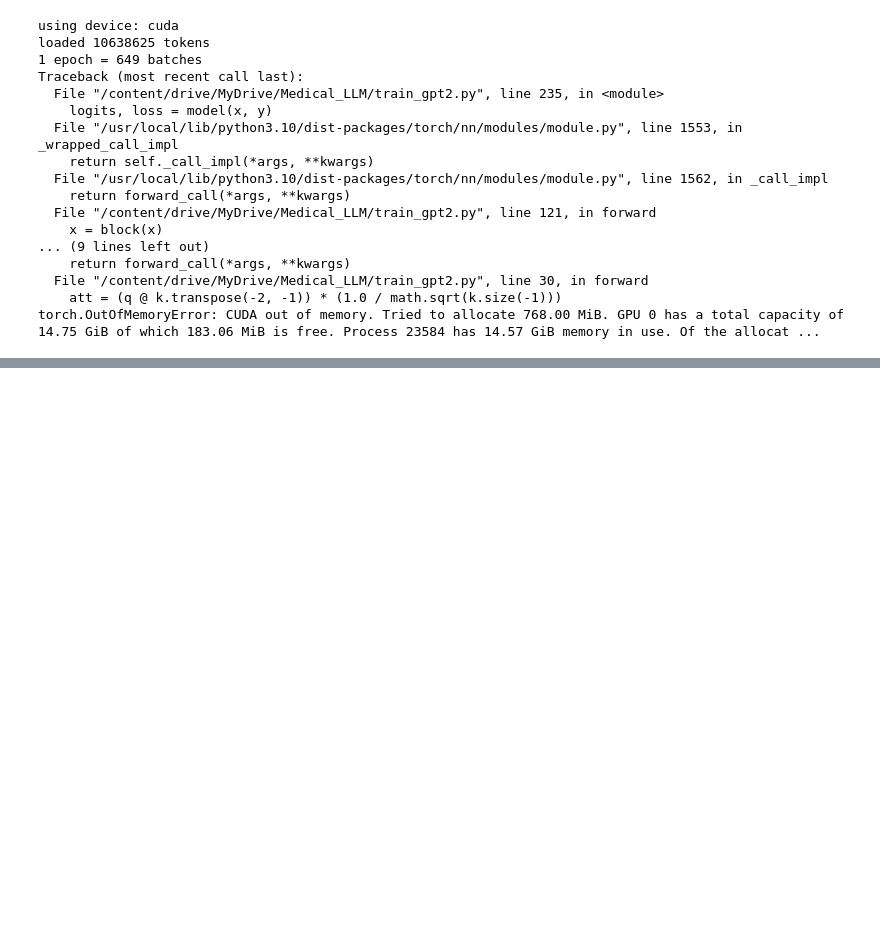
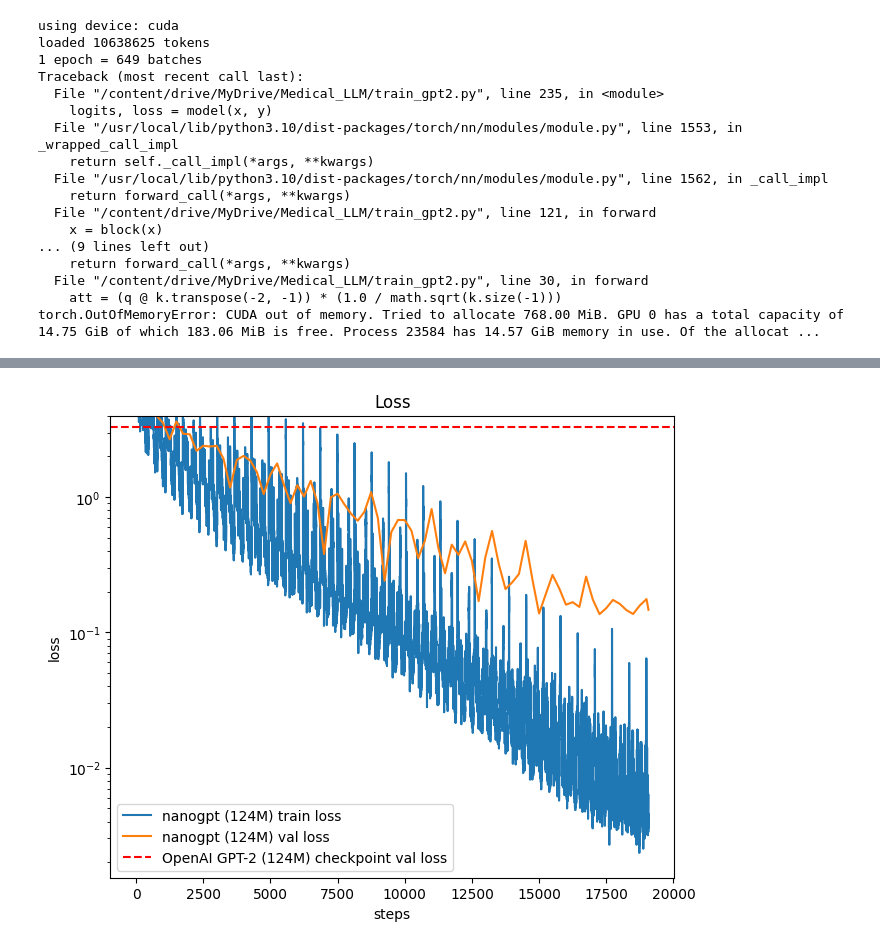
Before and after one commit to Naominour/Fine-Tuning-GPT-Model, a Jupyter notebook: play.ipynb, the cells around one changed output, grey strips where cells are left out. Cells and saved outputs as stored; diff of their text form; code cells hidden in the pictures; blank space fills up the shorter version.

Commit message:
plotting train & test loss

```diff
--- a/play.ipynb
+++ b/play.ipynb
@@ -540,7 +486,7 @@ hella3_baseline = { # HellaSwag for GPT-3
 }[sz]
 
 # load the log file
-with open("log124M_40B/log.txt", "r") as f:
+with open("G:\My Drive\Medical_LLM\medical_dataset_cache\log\log.txt", "r") as f:
     lines = f.readlines()
 
 # parse the individual lines, group by stream (train,val,hella)
@@ -581,20 +527,4 @@ plt.ylim(top=4.0)
 plt.legend()
 plt.title("Loss")
 print("Min Validation Loss:", min(ys))
-
-# Panel 2: HellaSwag eval
-plt.subplot(122)
-xs, ys = streams_xy["hella"] # HellaSwag eval
-ys = np.array(ys)
-plt.plot(xs, ys, label=f"nanogpt ({sz})")
-# horizontal line at GPT-2 baseline
-if hella2_baseline:
-    plt.axhline(y=hella2_baseline, color='r', linestyle='--', label=f"OpenAI GPT-2 ({sz}) checkpoint")
-if hella3_baseline:
-    plt.axhline(y=hella3_baseline, color='g', linestyle='--', label=f"OpenAI GPT-3 ({sz}) checkpoint")
-plt.xlabel("steps")
-plt.ylabel("accuracy")
-plt.legend()
-plt.title("HellaSwag eval")
-print("Max Hellaswag eval:", max(ys))
 # %% [output]
@@ -601,0 +533 @@ FileNotFoundError: [Errno 2] No such file or directory: 'log124M_40B/log.txt'
+[figure, added]
```
Also changed, not shown: parts of 7 cells of this notebook, 1 other file.
